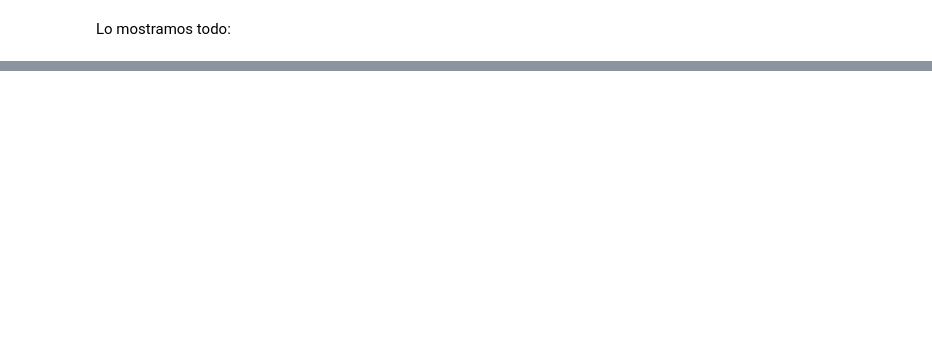
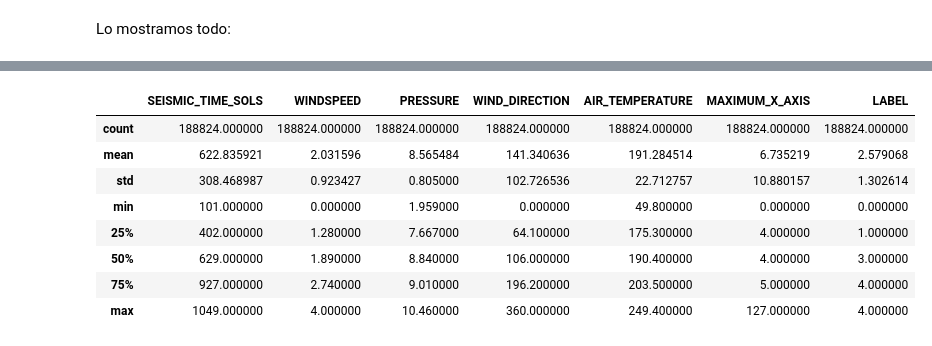
Before and after one commit to gabgarar/NASA---Mision-Vikings, a Jupyter notebook: Hierarchical_clustering.ipynb, the cells around one changed output, grey strips where cells are left out. Cells and saved outputs as stored; diff of their text form; code cells hidden in the pictures; blank space fills up the shorter version.

```diff
--- a/Hierarchical_clustering.ipynb
+++ b/Hierarchical_clustering.ipynb
@@ -327,0 +356,13 @@ cantidadGrupo
+# %%
+datos_pca['LABEL'] = labels;
+datos_pca.describe()
+# %% [output]
+|  | SEISMIC_TIME_SOLS | WINDSPEED | PRESSURE | WIND_DIRECTION | AIR_TEMPERATURE | MAXIMUM_X_AXIS | LABEL |
+| count | 188824.000000 | 188824.000000 | 188824.000000 | 188824.000000 | 188824.000000 | 188824.000000 | 188824.000000 |
+| mean | 622.835921 | 2.031596 | 8.565484 | 141.340636 | 191.284514 | 6.735219 | 2.579068 |
+| std | 308.468987 | 0.923427 | 0.805000 | 102.726536 | 22.712757 | 10.880157 | 1.302614 |
+| min | 101.000000 | 0.000000 | 1.959000 | 0.000000 | 49.800000 | 0.000000 | 0.000000 |
+| 25% | 402.000000 | 1.280000 | 7.667000 | 64.100000 | 175.300000 | 4.000000 | 1.000000 |
+| 50% | 629.000000 | 1.890000 | 8.840000 | 106.000000 | 190.400000 | 4.000000 | 3.000000 |
+| 75% | 927.000000 | 2.740000 | 9.010000 | 196.200000 | 203.500000 | 5.000000 | 4.000000 |
+| max | 1049.000000 | 4.000000 | 10.460000 | 360.000000 | 249.400000 | 127.000000 | 4.000000 |
```
Also changed, not shown: parts of 16 cells of this notebook.
